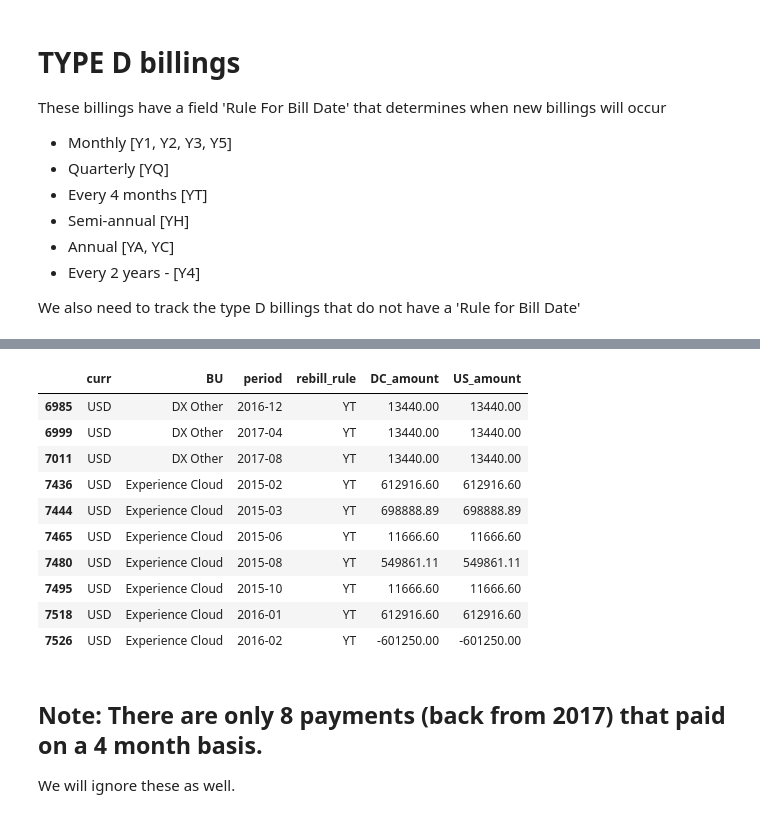
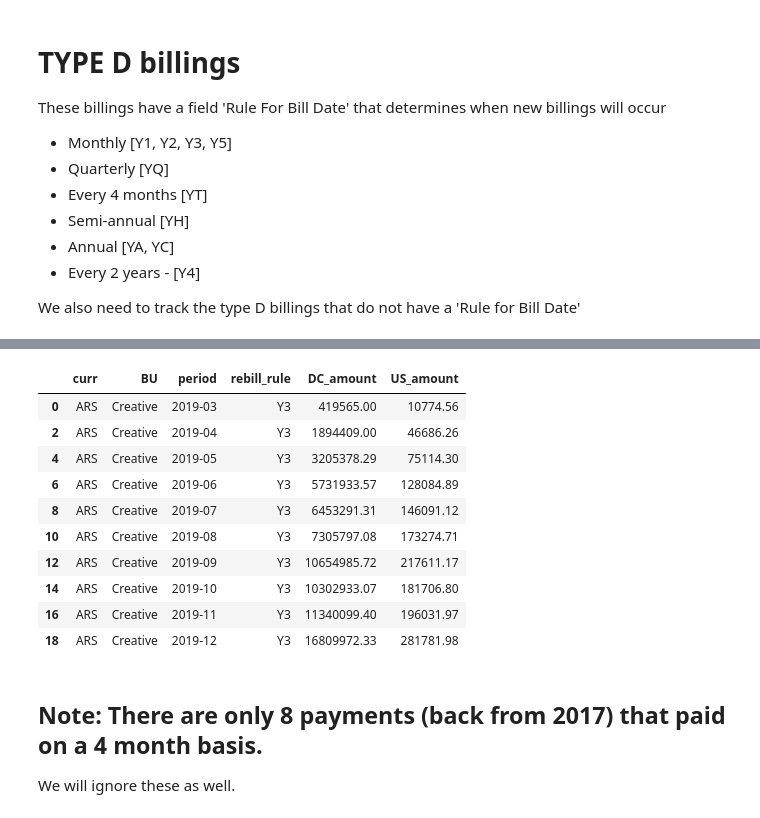
Before and after one commit to davidjsmith44/Deferred_Revenue_Forecast, a Jupyter notebook: notebooks/deferred_2020_join.ipynb, the cells around one changed output, grey strips where cells are left out. Cells and saved outputs as stored; diff of their text form; code cells hidden in the pictures.

```diff
--- a/notebooks/deferred_2020_join.ipynb
+++ b/notebooks/deferred_2020_join.ipynb
@@ -485,17 +467,17 @@ Name: rebill_rule, dtype: int64
-# %%
-gb_d_four_mths.head(20)
-# %% [output]
-|  | curr | BU | period | rebill_rule | DC_amount | US_amount |
-| 6985 | USD | DX Other | 2016-12 | YT | 13440.00 | 13440.00 |
-| 6999 | USD | DX Other | 2017-04 | YT | 13440.00 | 13440.00 |
-| 7011 | USD | DX Other | 2017-08 | YT | 13440.00 | 13440.00 |
-| 7436 | USD | Experience Cloud | 2015-02 | YT | 612916.60 | 612916.60 |
-| 7444 | USD | Experience Cloud | 2015-03 | YT | 698888.89 | 698888.89 |
-| 7465 | USD | Experience Cloud | 2015-06 | YT | 11666.60 | 11666.60 |
-| 7480 | USD | Experience Cloud | 2015-08 | YT | 549861.11 | 549861.11 |
-| 7495 | USD | Experience Cloud | 2015-10 | YT | 11666.60 | 11666.60 |
-| 7518 | USD | Experience Cloud | 2016-01 | YT | 612916.60 | 612916.60 |
-| 7526 | USD | Experience Cloud | 2016-02 | YT | -601250.00 | -601250.00 |
+# %%
+gb_d_mthly.head(10)
+# %% [output]
+|  | curr | BU | period | rebill_rule | DC_amount | US_amount |
+| 0 | ARS | Creative | 2019-03 | Y3 | 419565.00 | 10774.56 |
+| 2 | ARS | Creative | 2019-04 | Y3 | 1894409.00 | 46686.26 |
+| 4 | ARS | Creative | 2019-05 | Y3 | 3205378.29 | 75114.30 |
+| 6 | ARS | Creative | 2019-06 | Y3 | 5731933.57 | 128084.89 |
+| 8 | ARS | Creative | 2019-07 | Y3 | 6453291.31 | 146091.12 |
+| 10 | ARS | Creative | 2019-08 | Y3 | 7305797.08 | 173274.71 |
+| 12 | ARS | Creative | 2019-09 | Y3 | 10654985.72 | 217611.17 |
+| 14 | ARS | Creative | 2019-10 | Y3 | 10302933.07 | 181706.80 |
+| 16 | ARS | Creative | 2019-11 | Y3 | 11340099.40 | 196031.97 |
+| 18 | ARS | Creative | 2019-12 | Y3 | 16809972.33 | 281781.98 |
 # %% [markdown]
 ## Note: There are only 8 payments (back from 2017) that paid on a 4 month basis.
 We will ignore these as well.
```
Also changed, not shown: parts of 34 cells of this notebook.
